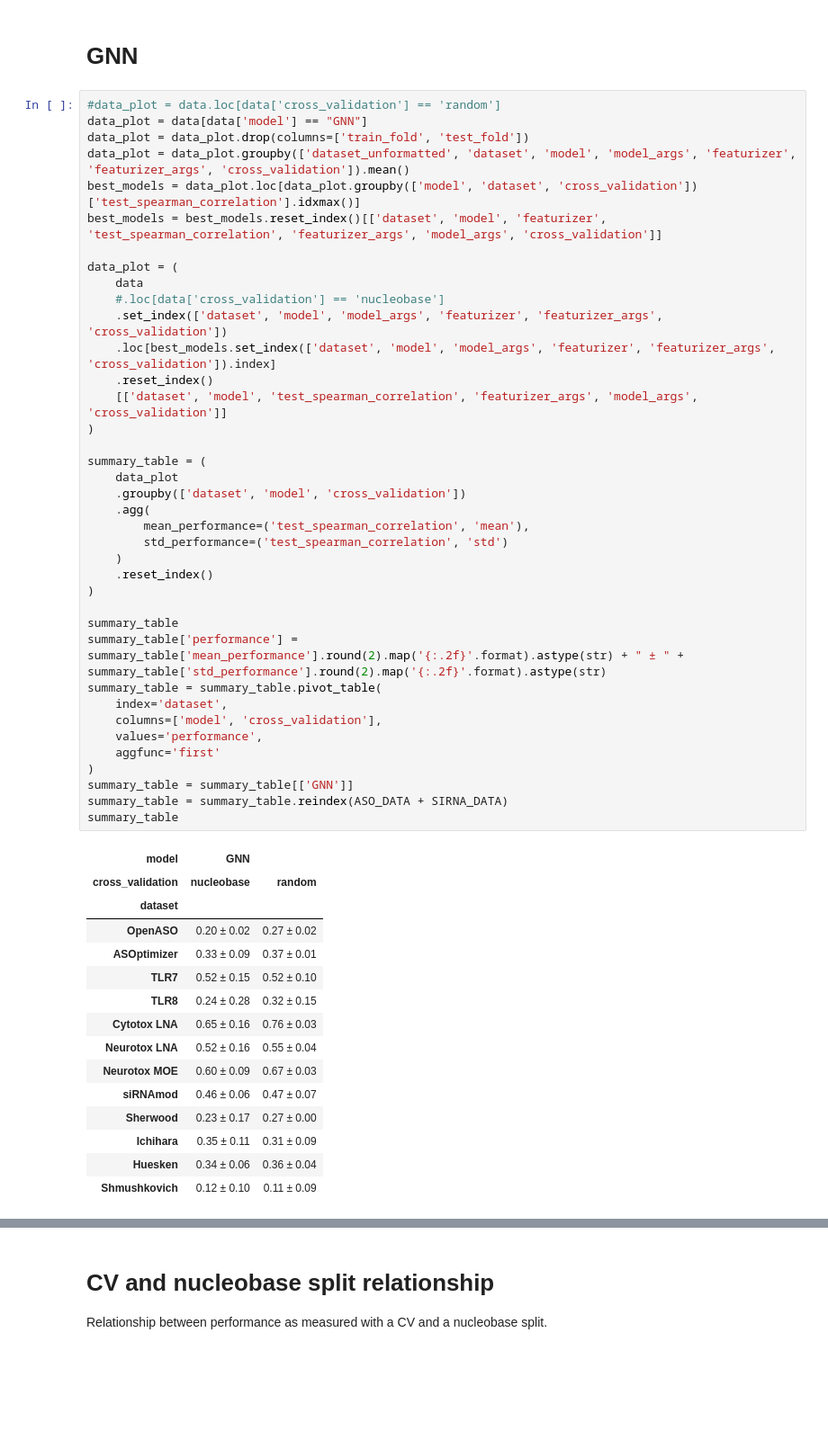
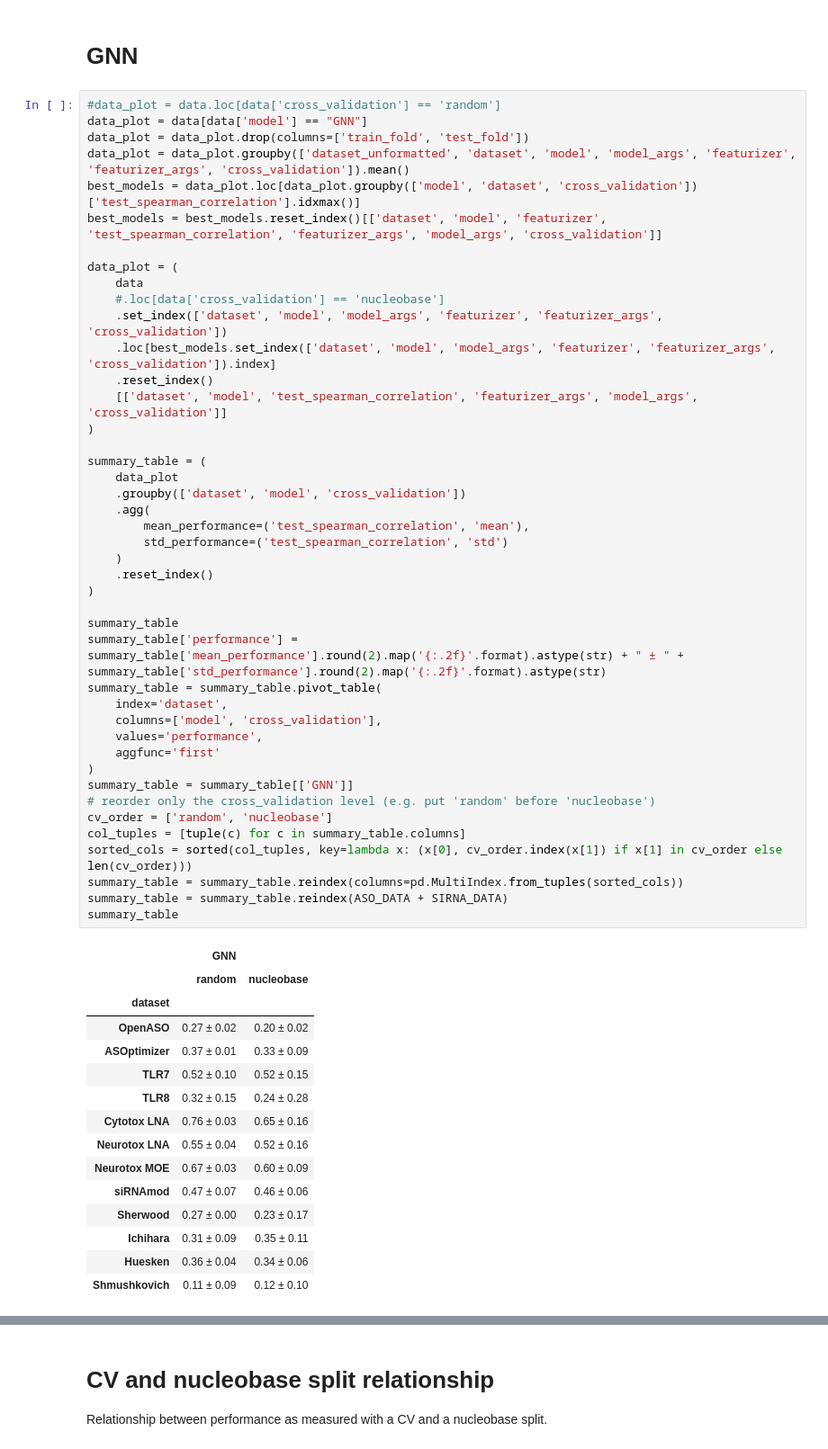
Before and after one commit to Roche/OligoGym, a Jupyter notebook: benchmarks/Analysis.ipynb, the cells around one changed output, grey strips where cells are left out. Shown at 90% size. Cells and saved outputs as stored; diff of their text form; blank space fills up the shorter version.

```diff
--- a/benchmarks/Analysis.ipynb
+++ b/benchmarks/Analysis.ipynb
@@ -805,45 +805,50 @@ data_plot = (
     data
     #.loc[data['cross_validation'] == 'nucleobase']
     .set_index(['dataset', 'model', 'model_args', 'featurizer', 'featurizer_args', 'cross_validation'])
     .loc[best_models.set_index(['dataset', 'model', 'model_args', 'featurizer', 'featurizer_args', 'cross_validation']).index]
     .reset_index()
     [['dataset', 'model', 'test_spearman_correlation', 'featurizer_args', 'model_args', 'cross_validation']]
 )
 
 summary_table = (
     data_plot
     .groupby(['dataset', 'model', 'cross_validation'])
     .agg(
         mean_performance=('test_spearman_correlation', 'mean'),
         std_performance=('test_spearman_correlation', 'std')
     )
     .reset_index()
 )
 
 summary_table
 summary_table['performance'] = summary_table['mean_performance'].round(2).map('{:.2f}'.format).astype(str) + " ± " + summary_table['std_performance'].round(2).map('{:.2f}'.format).astype(str)
 summary_table = summary_table.pivot_table(
     index='dataset',
     columns=['model', 'cross_validation'],
     values='performance',
     aggfunc='first'
 )
 summary_table = summary_table[['GNN']]
+# reorder only the cross_validation level (e.g. put 'random' before 'nucleobase')
+cv_order = ['random', 'nucleobase']
+col_tuples = [tuple(c) for c in summary_table.columns]
+sorted_cols = sorted(col_tuples, key=lambda x: (x[0], cv_order.index(x[1]) if x[1] in cv_order else len(cv_order)))
+summary_table = summary_table.reindex(columns=pd.MultiIndex.from_tuples(sorted_cols))
 summary_table = summary_table.reindex(ASO_DATA + SIRNA_DATA)
 summary_table
 # %% [output]
-| model | GNN |  |
-| cross_validation | nucleobase | random |
+|  | GNN |  |
+|  | random | nucleobase |
 | dataset |  |  |
-| OpenASO | 0.20 ± 0.02 | 0.27 ± 0.02 |
-| ASOptimizer | 0.33 ± 0.09 | 0.37 ± 0.01 |
-| TLR7 | 0.52 ± 0.15 | 0.52 ± 0.10 |
-| TLR8 | 0.24 ± 0.28 | 0.32 ± 0.15 |
-| Cytotox LNA | 0.65 ± 0.16 | 0.76 ± 0.03 |
-| Neurotox LNA | 0.52 ± 0.16 | 0.55 ± 0.04 |
-| Neurotox MOE | 0.60 ± 0.09 | 0.67 ± 0.03 |
-| siRNAmod | 0.46 ± 0.06 | 0.47 ± 0.07 |
-| Sherwood | 0.23 ± 0.17 | 0.27 ± 0.00 |
-| Ichihara | 0.35 ± 0.11 | 0.31 ± 0.09 |
-| Huesken | 0.34 ± 0.06 | 0.36 ± 0.04 |
-| Shmushkovich | 0.12 ± 0.10 | 0.11 ± 0.09 |
+| OpenASO | 0.27 ± 0.02 | 0.20 ± 0.02 |
+| ASOptimizer | 0.37 ± 0.01 | 0.33 ± 0.09 |
+| TLR7 | 0.52 ± 0.10 | 0.52 ± 0.15 |
+| TLR8 | 0.32 ± 0.15 | 0.24 ± 0.28 |
+| Cytotox LNA | 0.76 ± 0.03 | 0.65 ± 0.16 |
+| Neurotox LNA | 0.55 ± 0.04 | 0.52 ± 0.16 |
+| Neurotox MOE | 0.67 ± 0.03 | 0.60 ± 0.09 |
+| siRNAmod | 0.47 ± 0.07 | 0.46 ± 0.06 |
+| Sherwood | 0.27 ± 0.00 | 0.23 ± 0.17 |
+| Ichihara | 0.31 ± 0.09 | 0.35 ± 0.11 |
+| Huesken | 0.36 ± 0.04 | 0.34 ± 0.06 |
+| Shmushkovich | 0.11 ± 0.09 | 0.12 ± 0.10 |
```
Also changed, not shown: parts of 7 cells of this notebook, 1 other file.
